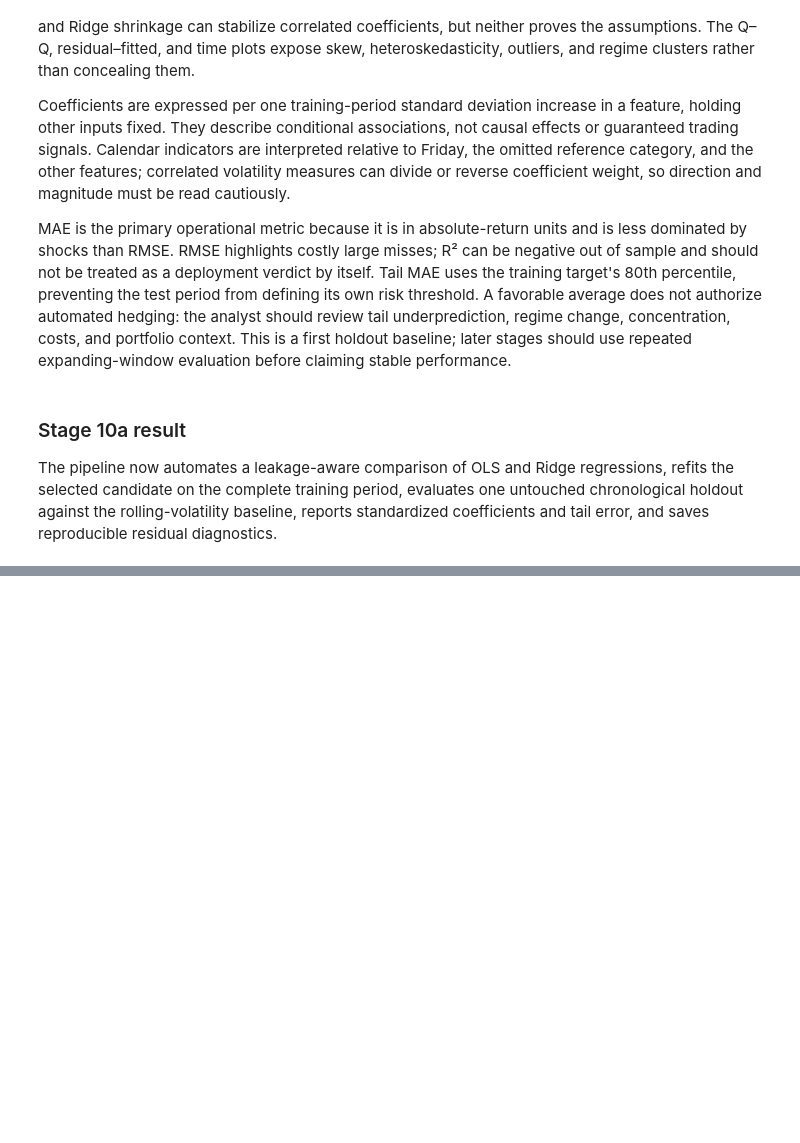
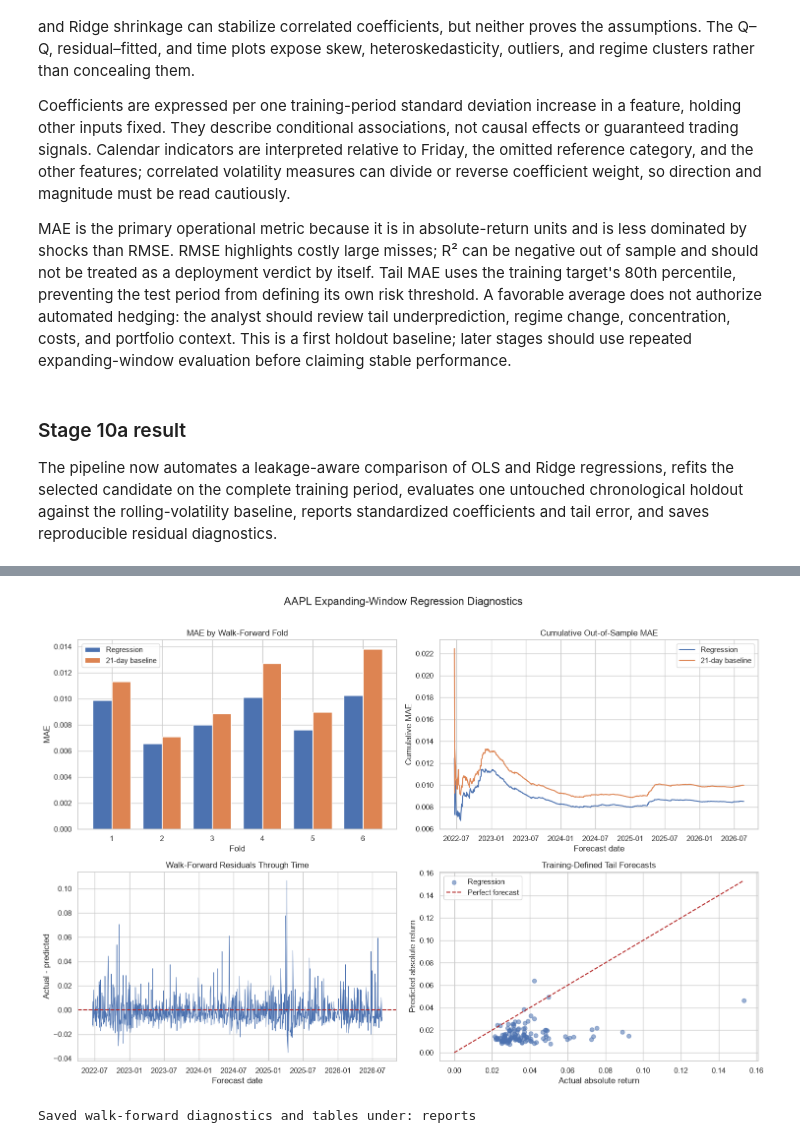
Before and after one commit to kevin-666777/bootcamp_zizhe_zhou, a Jupyter notebook: project/notebooks/project_pipeline.ipynb, the cells around one changed output, grey strips where cells are left out. Cells and saved outputs as stored; diff of their text form; code cells hidden in the pictures; blank space fills up the shorter version.

Commit message:
Add expanding-window volatility backtest

```diff
--- a/project/notebooks/project_pipeline.ipynb
+++ b/project/notebooks/project_pipeline.ipynb
@@ -751,0 +803,40 @@ The pipeline now automates a leakage-aware comparison of OLS and Ridge regressio
+# %%
+walk_forward_predictions['cumulative_model_mae'] = walk_forward_predictions['absolute_error'].expanding().mean()
+walk_forward_predictions['cumulative_baseline_mae'] = walk_forward_predictions['baseline_absolute_error'].expanding().mean()
+fig, axes = plt.subplots(2, 2, figsize=(15, 10))
+
+x = np.arange(len(walk_forward_folds))
+width = 0.38
+axes[0, 0].bar(x - width / 2, walk_forward_folds['model_mae'], width, label='Regression')
+axes[0, 0].bar(x + width / 2, walk_forward_folds['baseline_mae'], width, label='21-day baseline')
+axes[0, 0].set_xticks(x, walk_forward_folds['fold'])
+axes[0, 0].set(title='MAE by Walk-Forward Fold', xlabel='Fold', ylabel='MAE')
+axes[0, 0].legend()
+
+axes[0, 1].plot(walk_forward_predictions['date'], walk_forward_predictions['cumulative_model_mae'], label='Regression')
+axes[0, 1].plot(walk_forward_predictions['date'], walk_forward_predictions['cumulative_baseline_mae'], label='21-day baseline')
+axes[0, 1].set(title='Cumulative Out-of-Sample MAE', xlabel='Forecast date', ylabel='Cumulative MAE')
+axes[0, 1].legend()
+
+axes[1, 0].plot(walk_forward_predictions['date'], walk_forward_predictions['residual'], linewidth=0.8)
+axes[1, 0].axhline(0, linestyle='--', color='firebrick')
+axes[1, 0].set(title='Walk-Forward Residuals Through Time', xlabel='Forecast date', ylabel='Actual - predicted')
+
+axes[1, 1].scatter(tail_predictions['actual'], tail_predictions['prediction'], alpha=0.55, label='Regression')
+tail_limit = tail_predictions[['actual', 'prediction', 'baseline']].to_numpy().max()
+axes[1, 1].plot([0, tail_limit], [0, tail_limit], '--', color='firebrick', label='Perfect forecast')
+axes[1, 1].set(title='Training-Defined Tail Forecasts', xlabel='Actual absolute return', ylabel='Predicted absolute return')
+axes[1, 1].legend()
+fig.suptitle('AAPL Expanding-Window Regression Diagnostics', fontsize=16, y=1.01)
+fig.tight_layout()
+walk_forward_plot_path = REPORTS_DIR / 'aapl_walk_forward_diagnostics.png'
+fig.savefig(walk_forward_plot_path, dpi=150, bbox_inches='tight')
+plt.show()
+walk_forward_folds.to_csv(REPORTS_DIR / 'aapl_walk_forward_folds.csv', index=False)
+walk_forward_summary.assign(mae_improvement_vs_baseline_pct=[walk_forward_improvement_pct, 0.0]).to_csv(
+    REPORTS_DIR / 'aapl_walk_forward_summary.csv', index=False
+)
+print('Saved walk-forward diagnostics and tables under:', REPORTS_DIR.relative_to(ROOT))
+# %% [output]
+[figure, added]
+Saved walk-forward diagnostics and tables under: reports
```
Also changed, not shown: parts of 7 cells of this notebook, 7 other files.
